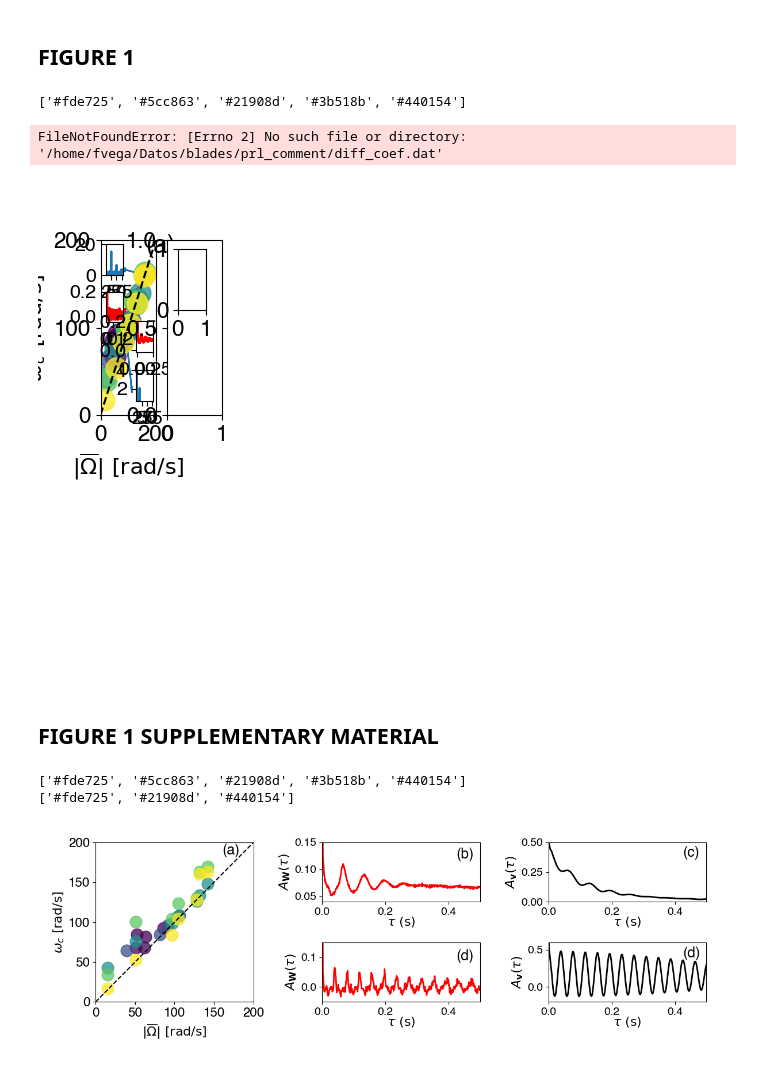
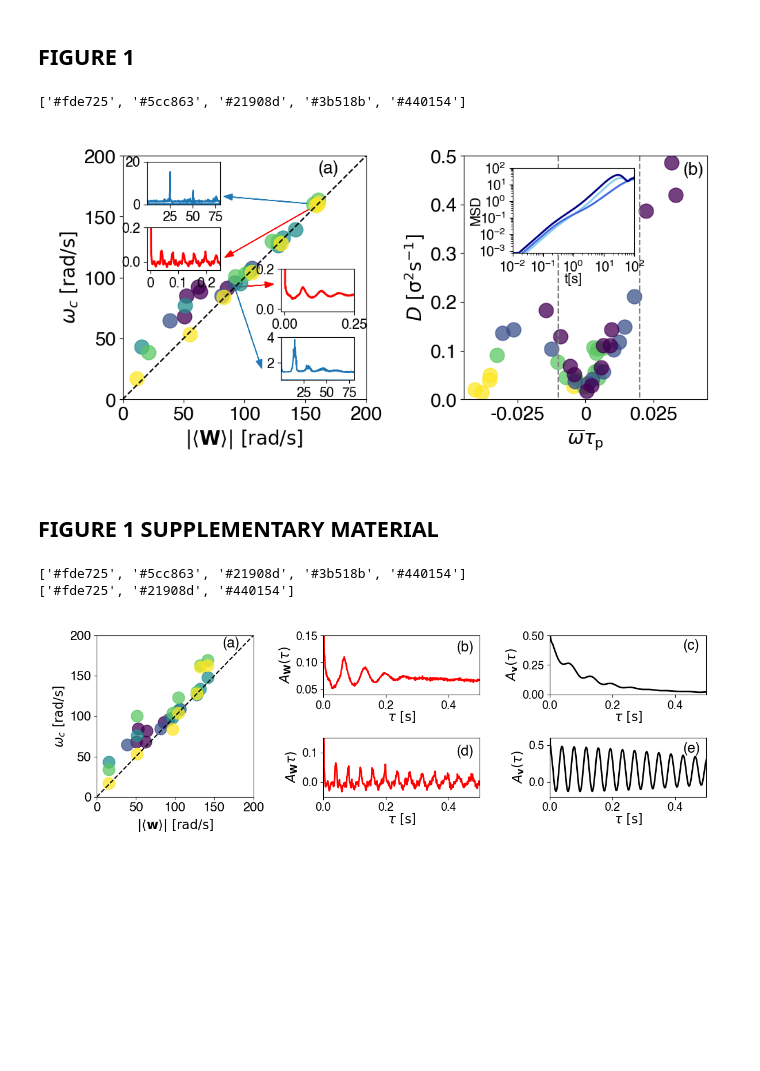
Before and after one commit to fvegar/blades, a Jupyter notebook: correlations_matrix.ipynb, the cells around one changed output. Drawn from its saved outputs; the diff is of its cells as text; code cells hidden in the pictures; blank space fills up the shorter version.

```diff
--- a/correlations_matrix.ipynb
+++ b/correlations_matrix.ipynb
@@ -119,7 +119,7 @@ exp03[exp03.fps==900]
 | 13 | 04517f89e5599ab3749b603f3b87d69c | 3.0 | 900.0 | 1.519827 | -0.028974 |
 | 15 | 562fc0e2b51f55eacac4eaa093dfd766 | 3.0 | 900.0 | 1.548833 | -0.163283 |
 # %%
-tabla = simple_pickle_read( '03', '04517f89e5599ab3749b603f3b87d69c_w')
+tabla = simple_pickle_read( '45', '712d5be2fce52eade6c5564a1f80368f_w')
 # %%
 tabla.head()
 # %% [output]
@@ -130,6 +130,6 @@ tabla.head()
 | 3 | 2 | 0 | 12.316939 | -88.994913 | 89.759401 | 0.025564 | 0.044603 | 1.005955 | -0.372510 |
 | 4 | 2 | 1 | 109.663249 | 62.590744 | 126.217765 | 0.160212 | 0.190439 | 1.385148 | -0.460956 |
 # %%
-info = get_info('03', '04517f89e5599ab3749b603f3b87d69c', False)
+info = get_info('45', '712d5be2fce52eade6c5564a1f80368f', False)
 # %% [output]
 |  | 0 |
@@ -343,7 +344,8 @@ FFT03= np.copy(np.real(fft(Awt[:5000])))
 ## FIGURE 1
 # %%
 # Create Blank Figure
-fig = plt.figure(10, figsize=(5, 5))
+fig = plt.figure(10, figsize=(10, 5))
+mf = 14
 
 # Matplotlib default color palette
 prop_cycle = plt.rcParams['axes.prop_cycle']
@@ -351,6 +353,9 @@ colors = prop_cycle.by_key()['color']
 # Alternate Symbol color palette
 omega_colors=mcp.gen_color(cmap="viridis_r",n=5)
 print(omega_colors)
+
+# Create 2x2 Grid
+gs = fig.add_gridspec(nrows=1, ncols=2)
 
 # Create Two main Axes Objects
 # FIG 1
@@ -376,7 +381,7 @@ ax2_ins = ax2.inset_axes([0.2, 0.6, 0.5, 0.35])
 
 # axis properties
 ax1.text(160,185, '(a)', fontsize=18)
-ax1.set_xlabel( r'$|\overline{\Omega}|~\mathrm{[rad/s]}$' )
+ax1.set_xlabel( r'$|\langle{\mathbf{W}}\rangle|~\mathrm{[rad/s]}$' )
 ax1.set_ylabel( r'$\omega_c~\mathrm{[rad/s]}$')
 ax1.set_ylim(0,200)
 ax1.set_xlim(0,200)
@@ -475,35 +480,34 @@ ax2.plot(tablaD[tablaD.N==N0].omega.values/np.sqrt(tablaD[tablaD.N==N0].Trf.valu
 N0 = 45
 ax2.plot(tablaD[tablaD.N==N0].omega.values/np.sqrt(tablaD[tablaD.N==N0].Trf.values), tablaD[tablaD.N==N0].D.values,'.', ms=30, c=omega_colors[-1], alpha=0.75)
 
 ax2.plot(-0.01*np.ones(50),np.linspace(-1,1.2*0.5), '--', c='grey' )
 ax2.plot(0.02*np.ones(50),np.linspace(-1,1.2*0.5), '--', c='grey' )
 
 ###############
 # FIG 1B INSET
 ###############
 # N=55
 ax2_ins.tick_params( labelsize=mf)
 ax2_ins.set_xlabel('t[s]', fontsize=mf, labelpad=-2)
 ax2_ins.set_ylabel('MSD', fontsize=mf, labelpad=-4)
 ax2_ins.set_yscale('log')
 ax2_ins.set_xscale('log')
 ax2_ins.set_ylim(0.00075, 100)
 ax2_ins.set_xlim(0.01, 100)
 ax2_ins.xaxis.set_major_locator(tck.LogLocator(numticks=999))
 ax2_ins.xaxis.set_minor_locator(tck.LogLocator(numticks=999, subs="auto"))
 ax2_ins.yaxis.set_major_locator(tck.LogLocator(numticks=999))
 ax2_ins.yaxis.set_minor_locator(tck.LogLocator(numticks=999, subs="auto"))
 #ax2_ins.grid(which='major', linewidth=0.5)
 #ax2_ins.grid(which='minor', linewidth=0.05)
 ax2_ins.plot(tabla_msd.t.values, tabla_msd['c+'].values, c='skyblue', lw=2)
 ax2_ins.plot(tabla_msd.t.values, tabla_msd['c0'].values, c='royalblue', lw =2)
 ax2_ins.plot(tabla_msd.t.values, tabla_msd['c-'].values, c='navy',lw=2)
 
 plt.tight_layout()
 # %% [output]
 ['#fde725', '#5cc863', '#21908d', '#3b518b', '#440154']
-FileNotFoundError: [Errno 2] No such file or directory: '/home/fvega/Datos/blades/prl_comment/diff_coef.dat'
-[figure, old version]
+[figure, new version]
 # %%
 plt.close(10)
 # %%
@@ -546,7 +550,7 @@ ax24.tick_params( labelsize=mf)
 
 # axis properties
 ax1.text(160,185, '(a)', fontsize=18)
-ax1.set_xlabel( r'$|\overline{\Omega}|~\mathrm{[rad/s]}$' )
+ax1.set_xlabel( r'$|\langle\mathbf{w}\rangle|~\mathrm{[rad/s]}$' )
 ax1.set_ylabel( r'$\omega_c~\mathrm{[rad/s]}$')
 ax1.set_ylim(0,200)
 ax1.set_xlim(0,200)
@@ -561,28 +565,28 @@ ax1.plot(Av_w_25.T[0]*2*np.pi, Av_w_03.T[1] * 2*np.pi, '.', c=omega_colors[-5],
 ax1.plot(np.linspace(0,1.2*max0),np.linspace(0,1.2*max0), '--', c='k' )
 
 ax21.text(0.425,0.12, '(b)', fontsize=18)
-ax21.set_xlabel(r'$\tau~\mathrm{(s)}$', labelpad=-2)
+ax21.set_xlabel(r'$\tau~\mathrm{ [s]}$', labelpad=-2)
 ax21.set_ylabel(r'$A_\mathbf{W}(\tau)$')
 ax21.set_ylim(0.04,0.15)
 ax21.set_xlim(0,0.5)
 ax21.plot(t[0:],Awt45[0:],c ='r', lw=2)
 
 ax22.text(0.425,0.38, '(c)', fontsize=18)
-ax22.set_xlabel(r'$\tau~\mathrm{(s)}$', labelpad=-2)
+ax22.set_xlabel(r'$\tau~\mathrm{[s]}$', labelpad=-2)
 ax22.set_ylabel(r'$A_\mathbf{v}(\tau)$')
 ax22.set_ylim(0.0,0.5)
 ax22.set_xlim(0,0.5)
 ax22.plot(t[0:],Avt45[0:],c ='k', lw=2)
 
 ax23.text(0.425,0.09, '(d)', fontsize=18)
-ax23.set_xlabel(r'$\tau~\mathrm{(s)}$', labelpad=-2)
-ax23.set_ylabel(r'$A_\mathbf{W}(\tau)$')
+ax23.set_xlabel(r'$\tau~\mathrm{[s]}$', labelpad=-2)
+ax23.set_ylabel(r'$A_\mathbf{W}\tau)$')
 ax23.set_ylim(-0.05,0.15)
 ax23.set_xlim(0,0.5)
 ax23.plot(t[0:],Awt03[0:],c ='r', lw=2)
 
-ax24.text(0.425,0.40, '(d)', fontsize=18)
-ax24.set_xlabel(r'$\tau~\mathrm{(s)}$', labelpad=-2)
+ax24.text(0.425,0.40, '(e)', fontsize=18)
+ax24.set_xlabel(r'$\tau~\mathrm{[s]}$', labelpad=-2)
 ax24.set_ylabel(r'$A_\mathbf{v}(\tau)$')
 ax24.set_ylim(-0.2,0.6)
 ax24.set_xlim(0,0.5)
@@ -592,7 +596,7 @@ plt.tight_layout()
 # %% [output]
 ['#fde725', '#5cc863', '#21908d', '#3b518b', '#440154']
 ['#fde725', '#21908d', '#440154']
-[figure, old version]
+[figure, new version]
 # %%
 plt.close(11)
 # %%
```
Also changed, not shown: parts of 7 cells of this notebook.
